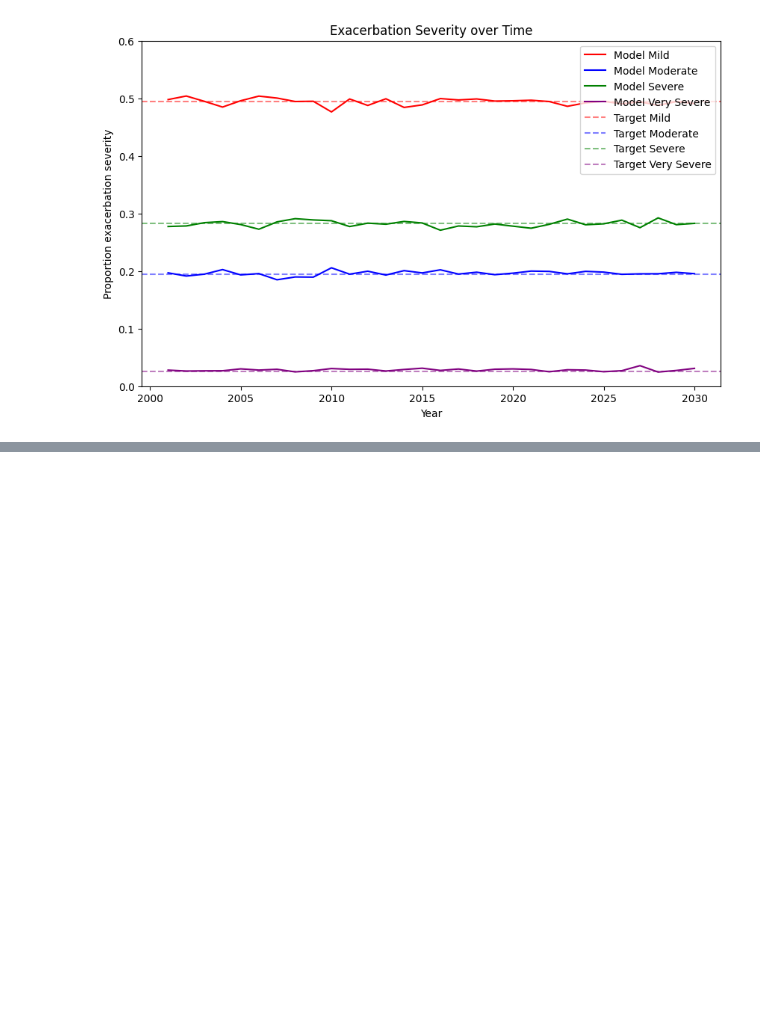
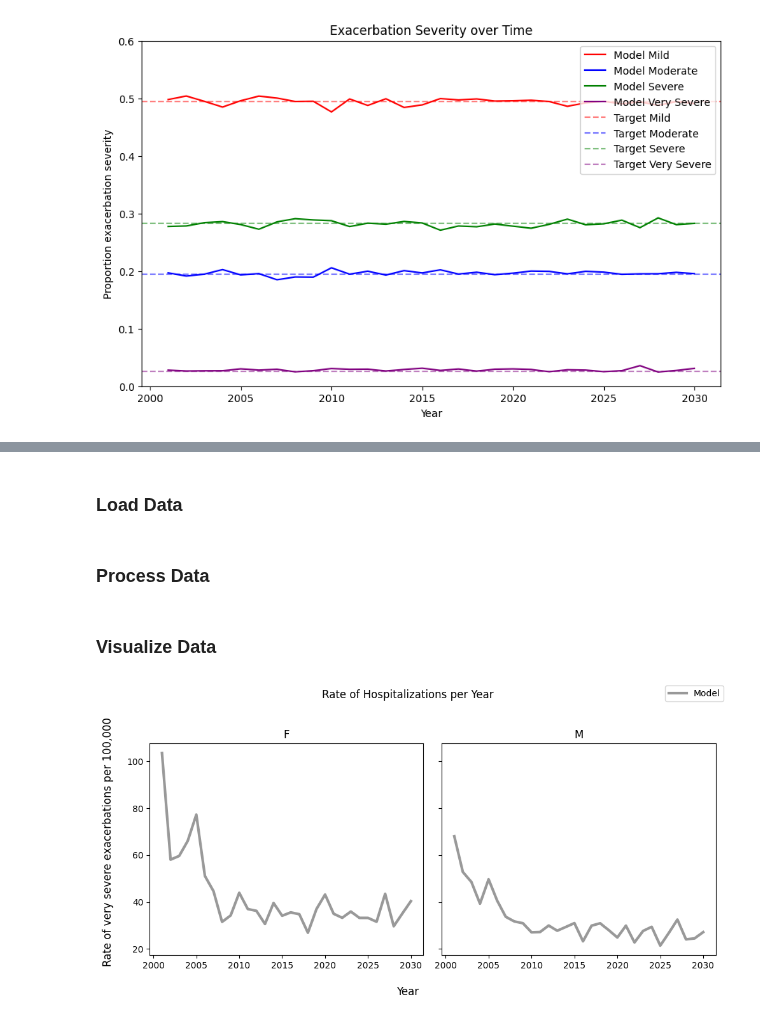
Before and after one commit to resplab/leap, a Jupyter notebook: docs/model/model-validation.ipynb, the cells around one changed output, grey strips where cells are left out. Drawn from its saved outputs; the diff is of its cells as text; code cells hidden in the pictures; blank space fills up the shorter version.

Commit message:
visualize model results for hospitalization figure

```diff
--- a/docs/model/model-validation.ipynb
+++ b/docs/model/model-validation.ipynb
@@ -217,7 +217,7 @@ num_rows = int(np.ceil(len(figure_years) / num_cols))
 fig, axs = plt.subplots(nrows=num_rows, ncols=num_cols, figsize=(4 * num_cols, 4 * num_rows))
 
 # Loop over figure years to make one plot per year
-for i, year in enumerate(figure_years):
+for i, sex in enumerate(figure_years):
     # Get axis for current plot by indexing with i
     if num_rows == 1:
         if num_cols == 1:
@@ -228,7 +228,7 @@ for i, year in enumerate(figure_years):
         ax: plt.Axes = axs[i // num_cols][i % num_cols]
 
     # Filter by current year
-    fig5_filtered_df = population_df[population_df["year"] == year]
+    fig5_filtered_df = population_df[population_df["year"] == sex]
     # Group by age and sum over sexes to current number of population for each age
     fig5_filtered_df = fig5_filtered_df.groupby("age").sum().reset_index()
 
@@ -258,7 +258,7 @@ for i, year in enumerate(figure_years):
     )
 
     # Title and Labels
-    ax.set_title(f"{year}", fontsize=12)
+    ax.set_title(f"{sex}", fontsize=12)
     ax.ticklabel_format(style="scientific", axis="y", scilimits=(0, 0))
 
 # Additional labels
@@ -557,0 +564,74 @@ plt.show()
+# %% [markdown]
+### Load Data
+# %%
+# Load hospitalization data from simulation
+model_hosp_df_raw = pd.read_csv(RUN_BUNDLE_FOLDER / "outcome_matrix_exacerbation_hospital.csv")
+# %% [markdown]
+### Process Data
+# %%
+# Get total population for current year, age, sex
+model_hosp_df = model_hosp_df_raw.merge(model_alive_df_raw, on=["year", "age", "sex"])
+
+# Sum numerators and denominators, then compute rate
+model_hosp_df = model_hosp_df.groupby(["year", "sex"]).agg(
+    n_hospitalizations=("n_hospitalizations", "sum"), n_alive=("n_alive", "sum")
+).reset_index()
+
+# Compute rate per 100,000
+model_hosp_df["h_rate"] = model_hosp_df["n_hospitalizations"] / model_hosp_df["n_alive"] * 100000
+# %% [markdown]
+### Visualize Data
+# %%
+num_cols = 2
+num_rows = 1
+figure_sexes = ["F", "M"]
+fig, axs = plt.subplots(
+    nrows=num_rows, ncols=num_cols, figsize=(5 * num_cols, 5 * num_rows), sharey=True
+)
+
+# Loop over figure sexes to make one plot per sex
+for i, sex in enumerate(figure_sexes):
+    # Select correct axis
+    ax = axs[i] if num_rows == 1 else axs[i // num_cols][i % num_cols]
+
+    # Filter by sex
+    model_hosp_filtered_df = model_hosp_df[model_hosp_df["sex"] == sex]
+
+    # Group by year (aggregate over age)
+    model_hosp_yearly = (
+        model_hosp_filtered_df.groupby("year")["h_rate"].sum().reset_index()
+    )
+
+    # Plot simulated data
+    ax.plot(
+        model_hosp_yearly["year"],
+        model_hosp_yearly["h_rate"],
+        color="#999999",
+        linestyle="-",
+        linewidth=3,
+        label="Simulated",
+    )
+    # Plot age trend from target
+    # ax.plot(
+    #     fig5_filtered_df["age"],
+    #     fig5_filtered_df["n_alive_target"],
+    #     color="black",
+    #     linestyle="dashed",
+    #     linewidth=3,
+    #     label="observed",
+    # )
+
+    # Title and Labels
+    ax.set_title(f"{sex}", fontsize=12)
+
+
+# Additional labels
+fig.supxlabel("Year")
+fig.supylabel("Rate of very severe exacerbations per 100,000")
+fig.suptitle("Rate of Hospitalizations per Year")
+fig.legend(["Model"])
+plt.tight_layout(rect=[0.01, 0, 1, 0.95])
+
+plt.show()
+# %% [output]
+[figure, added]
```
Also changed, not shown: parts of 4 cells of this notebook.
